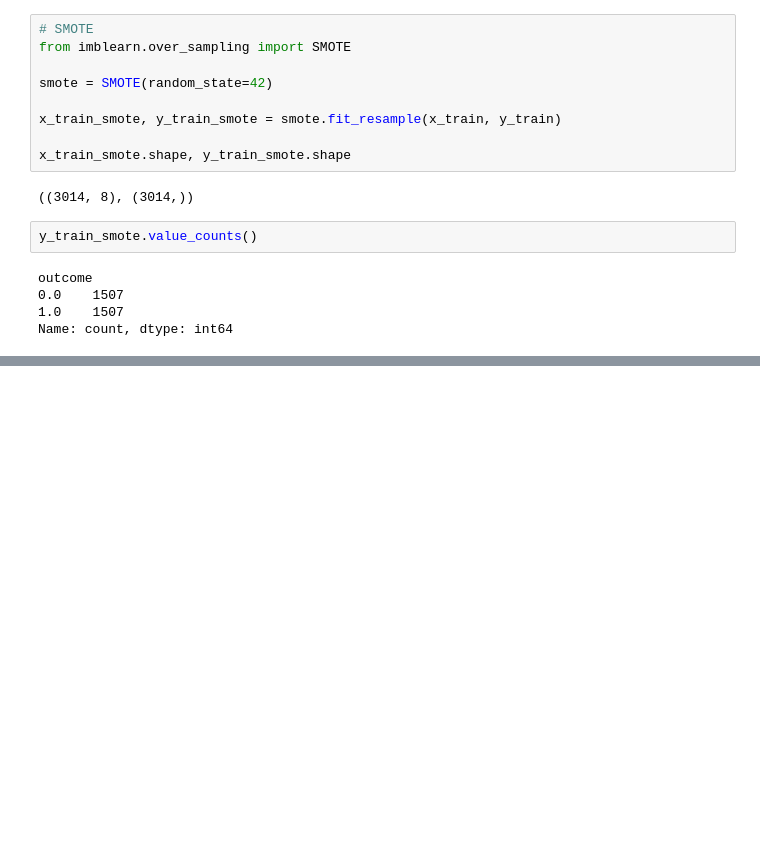
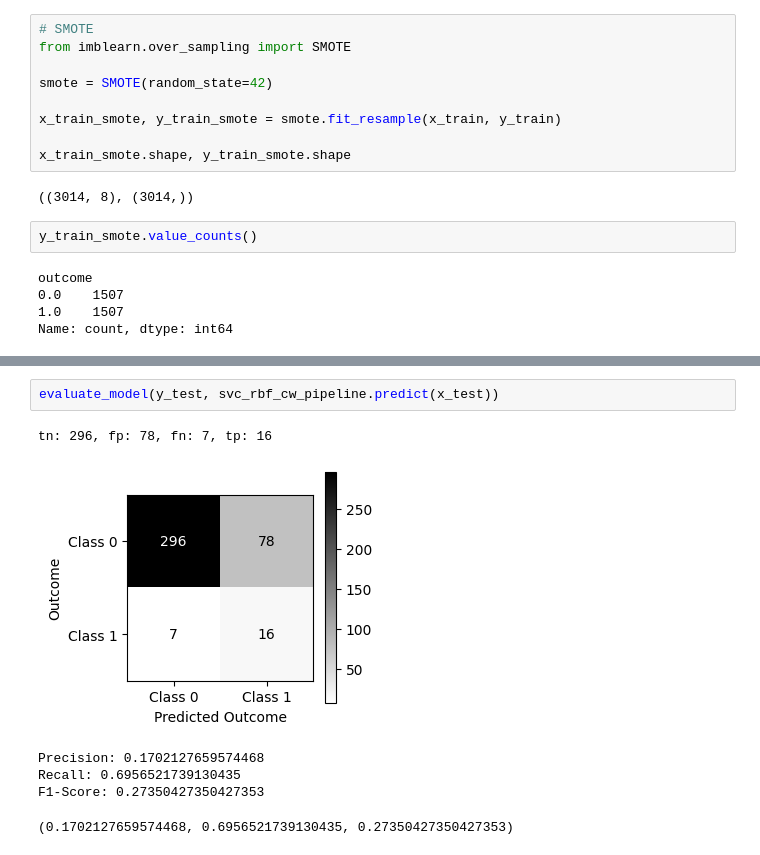
Before and after one commit to yo02741/learning-ai, a Jupyter notebook: 資料回歸與數據科學/facebook-recruiting-iv-human-or-bot/5112050010.ipynb, the cells around one changed output, grey strips where cells are left out. Cells and saved outputs as stored; diff of their text form; blank space fills up the shorter version.

```diff
--- a/資料回歸與數據科學/facebook-recruiting-iv-human-or-bot/5112050010.ipynb
+++ b/資料回歸與數據科學/facebook-recruiting-iv-human-or-bot/5112050010.ipynb
@@ -456,0 +516,9 @@ F1-Score: 0.2
+# %%
+evaluate_model(y_test, svc_rbf_cw_pipeline.predict(x_test))
+# %% [output]
+tn: 296, fp: 78, fn: 7, tp: 16
+[figure, added]
+Precision: 0.1702127659574468
+Recall: 0.6956521739130435
+F1-Score: 0.27350427350427353
+(0.1702127659574468, 0.6956521739130435, 0.27350427350427353)
```
Also changed, not shown: parts of 59 cells of this notebook.
